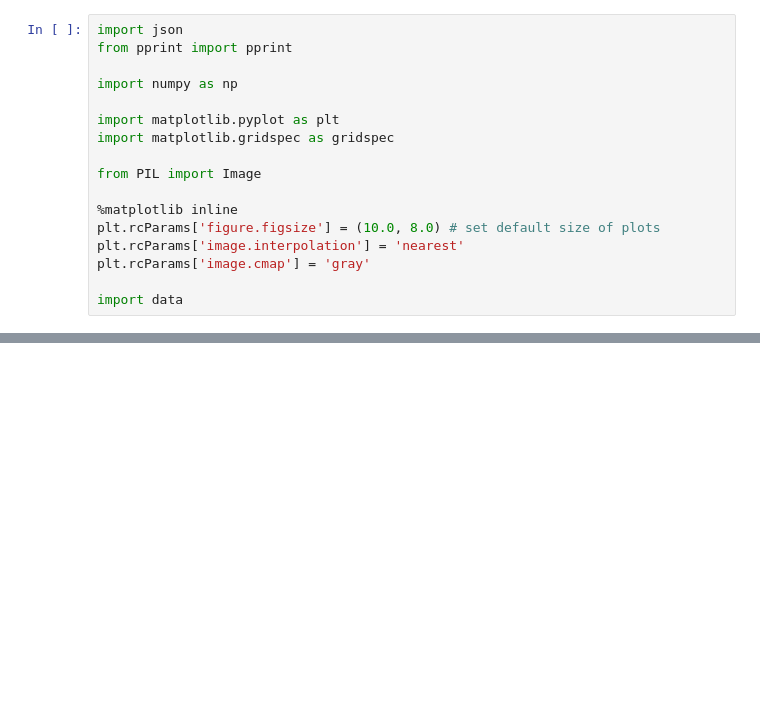
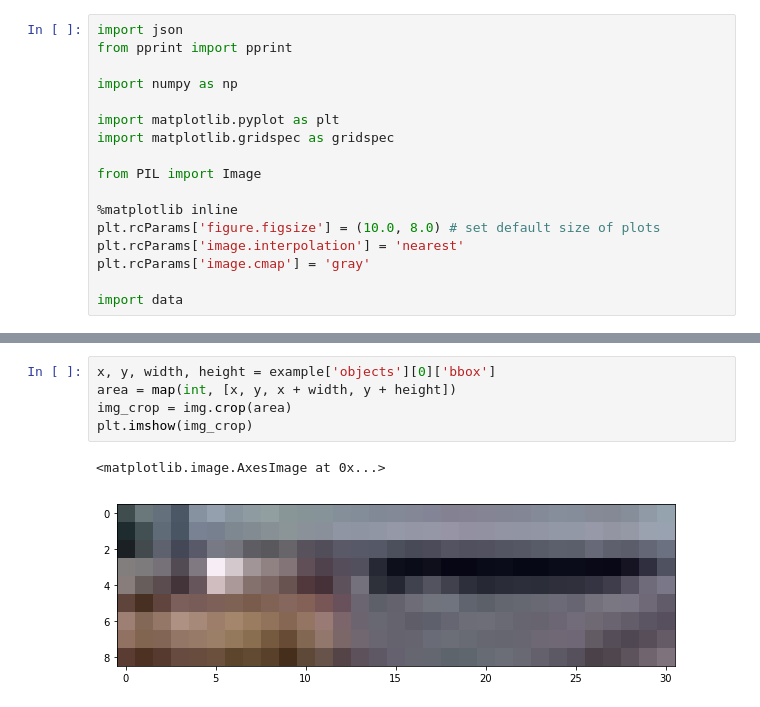
Before and after one commit to eliwu26/DeepWhat, a Jupyter notebook: data_example.ipynb, the cells around one changed output, grey strips where cells are left out. Drawn from its saved outputs; the diff is of its cells as text; blank space fills up the shorter version.

```diff
--- a/data_example.ipynb
+++ b/data_example.ipynb
@@ -58,0 +59,8 @@ with open(data.get_gw_file('train'), 'r') as f:
+# %%
+x, y, width, height = example['objects'][0]['bbox']
+area = map(int, [x, y, x + width, y + height])
+img_crop = img.crop(area)
+plt.imshow(img_crop)
+# %% [output]
+<matplotlib.image.AxesImage at 0x...>
+[figure, added]
```
Also changed, not shown: parts of 1 cell of this notebook, 4 other files.
